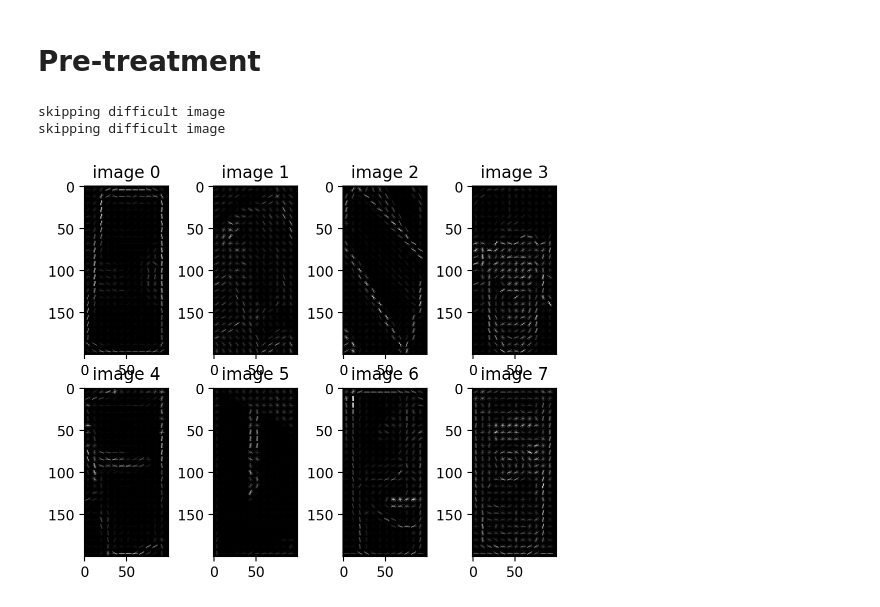
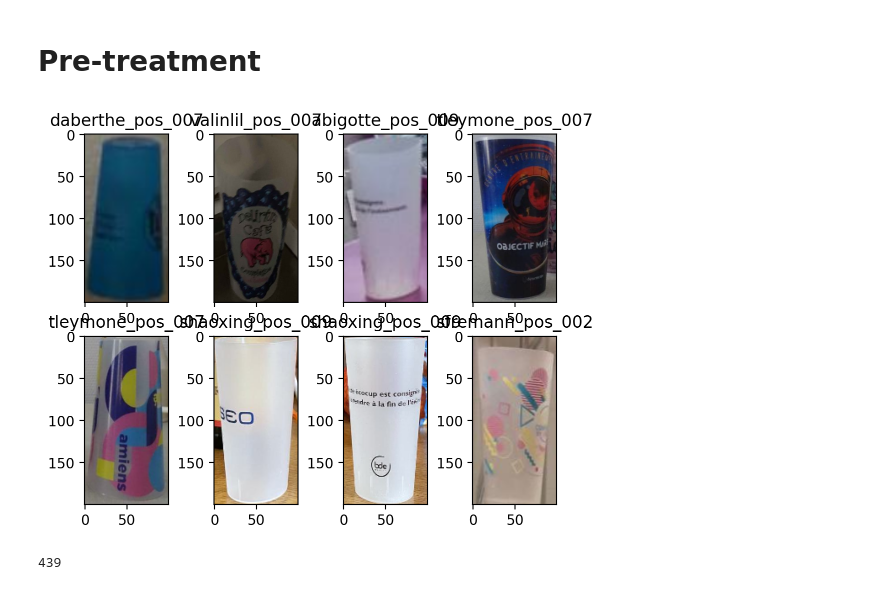
Before and after one commit to pierreadorni/ecocup_detection, a Jupyter notebook: pretreatment.ipynb, the cells around one changed output. Drawn from its saved outputs; the diff is of its cells as text; code cells hidden in the pictures.

```diff
--- a/pretreatment.ipynb
+++ b/pretreatment.ipynb
@@ -24,37 +24,49 @@ def get_ecocup_info(difficult: bool) -> Generator[Tuple[str, int, int, int, int]
     with open("data/labels.csv") as file:
         line = file.readline()
         while line:
-            if difficult or line.split(',')[-1] == '0\n':
-                yield line.split(',')[:-1]
+            img_name, x, y, w, h, diff = map(str.strip, line.split(','))
+            if not difficult and diff == '1':
+                # skip difficult images
+                pass
+            elif int(w) / int(h) < 1.5 or int(w) / int(h) > 2:
+                # skip images with wrong aspect ratio
+                pass
             else:
-                print('skipping difficult image')
+                yield img_name, x, y, w, h
             line = file.readline()
+
 
 # returns a cv2 image
 def ecocup_image(image_file: str, x: int, y: int, w: int, h: int) -> np.ndarray:
-    return cv2.imread('data/images/pos/' + image_file + '.jpg')[int(x):int(x) + int(w), int(y):int(y) + int(h)]
+    return io.imread('data/images/pos/' + image_file + '.jpg')[int(x):int(x) + int(w), int(y):int(y) + int(h)]
+
 
 def get_pos_images(difficult=False) -> Generator[np.ndarray, None, None]:
     # generate positive images (ecocups)
     for info in get_ecocup_info(difficult):
-        yield resize_image(ecocup_image(*info), (100, 200))
+        yield info, resize_image(ecocup_image(*info), (100, 200))
+
 
 def resize_image(source: np.ndarray, size: Tuple[int, int]) -> np.ndarray:
     return cv2.resize(source, size)
 
+
 def hog_image(image: np.ndarray) -> np.ndarray:
     # image to greyscale
     image = cv2.cvtColor(image, cv2.COLOR_BGR2GRAY)
-    return hog(image,visualize=True)
+    return hog(image, visualize=True)
 # %%
 # show 8 images
 fig, axs = plt.subplots(2, 4)
 gen = get_pos_images()
 for i, ax in enumerate(axs.flat):
-    fd, computed_hog = hog_image(next(gen))
-    ax.imshow(computed_hog, cmap='gray')
-    ax.set_title('image ' + str(i))
+    info, img = next(gen)
+    ax.imshow(img, cmap='gray')
+    ax.set_title(info[0])
 # %% [output]
-skipping difficult image
-skipping difficult image
-[figure, old version]
+[figure, new version]
+# %%
+# count training images
+len(list(get_pos_images()))
+# %% [output]
+439
```
